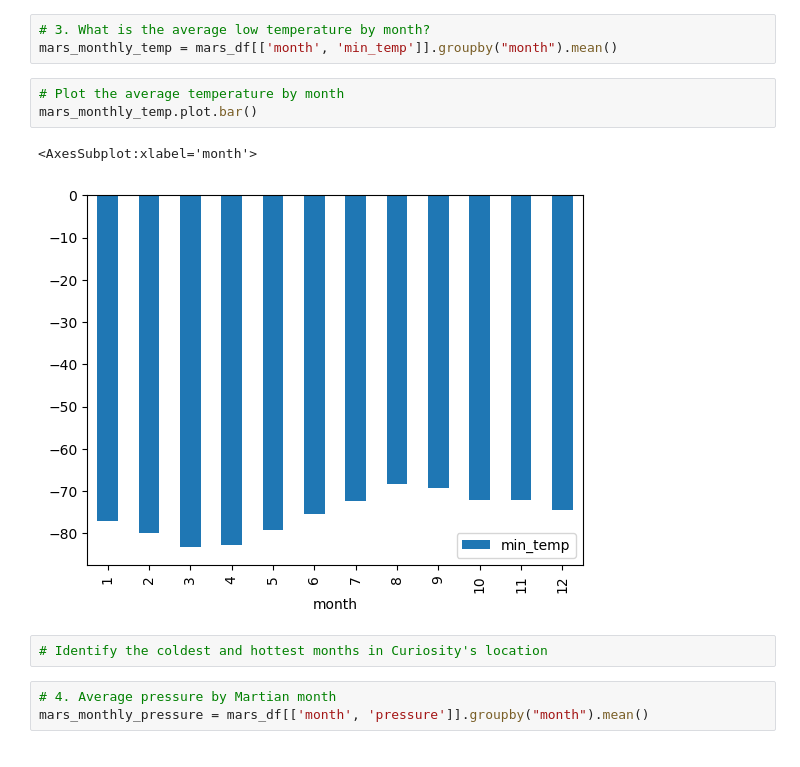
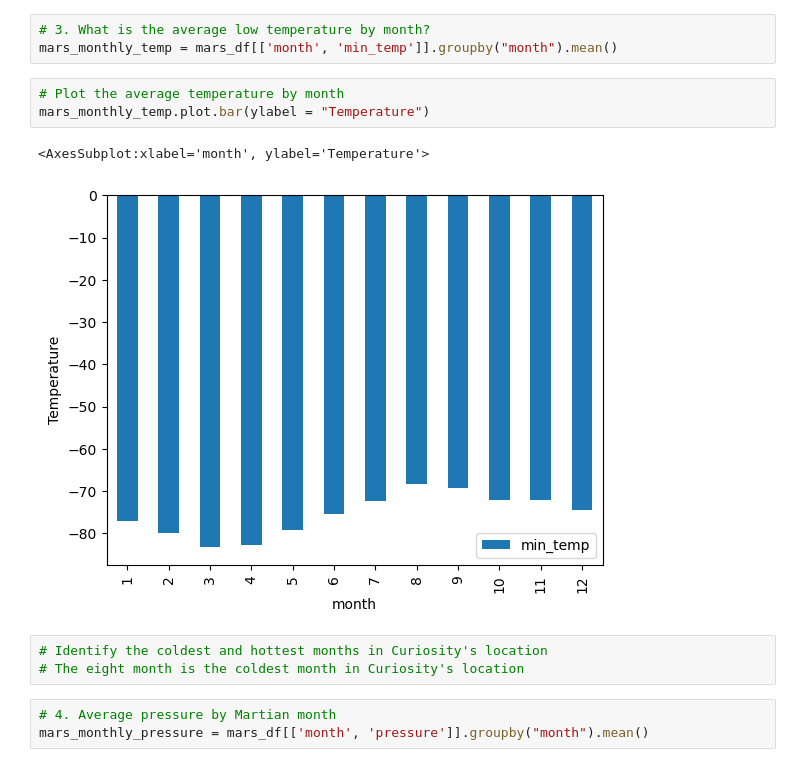
Before and after one commit to DavidJohnChartrand/Mars_Web_Scrapping, a Jupyter notebook: part_2_mars_weather.ipynb, the cells around one changed output. Saved outputs shown, nothing was run; the diff lists cells and outputs as text.

```diff
--- a/part_2_mars_weather.ipynb
+++ b/part_2_mars_weather.ipynb
@@ -200,12 +200,13 @@ mars_df['sol'].count()
 mars_monthly_temp = mars_df[['month', 'min_temp']].groupby("month").mean()
 # %%
 # Plot the average temperature by month
-mars_monthly_temp.plot.bar()
+mars_monthly_temp.plot.bar(ylabel = "Temperature")
 # %% [output]
-<AxesSubplot:xlabel='month'>
+<AxesSubplot:xlabel='month', ylabel='Temperature'>
-[figure, old version]
+[figure, new version]
 # %%
 # Identify the coldest and hottest months in Curiosity's location
+# The eight month is the coldest month in Curiosity's location
 # %%
 # 4. Average pressure by Martian month
 mars_monthly_pressure = mars_df[['month', 'pressure']].groupby("month").mean()
```
Also changed, not shown: parts of 3 cells of this notebook.
